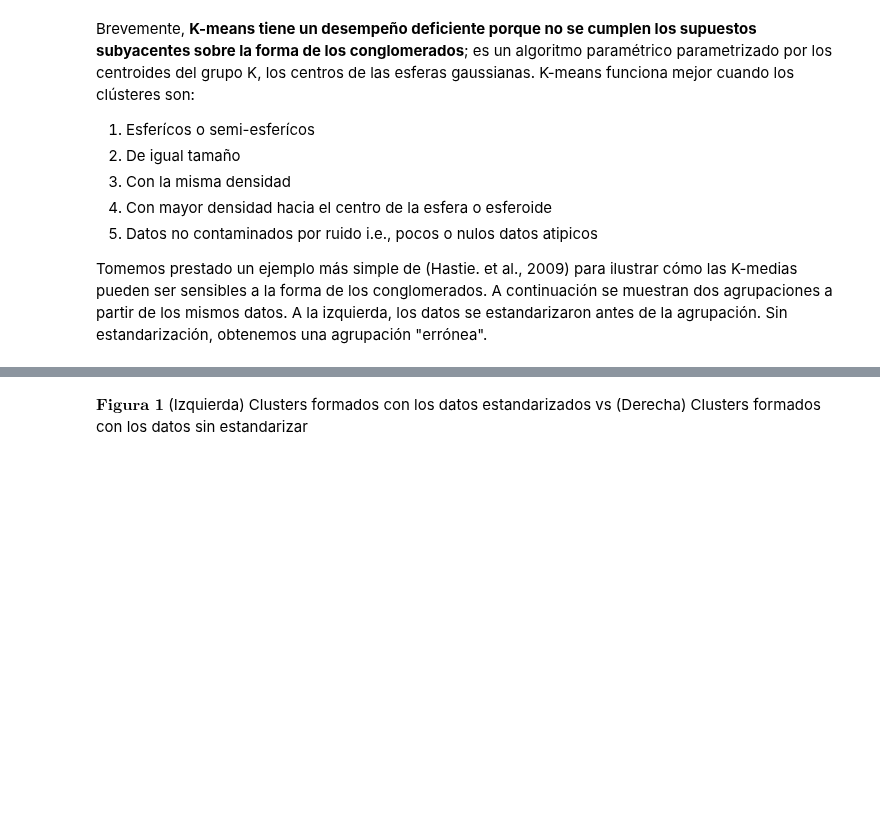
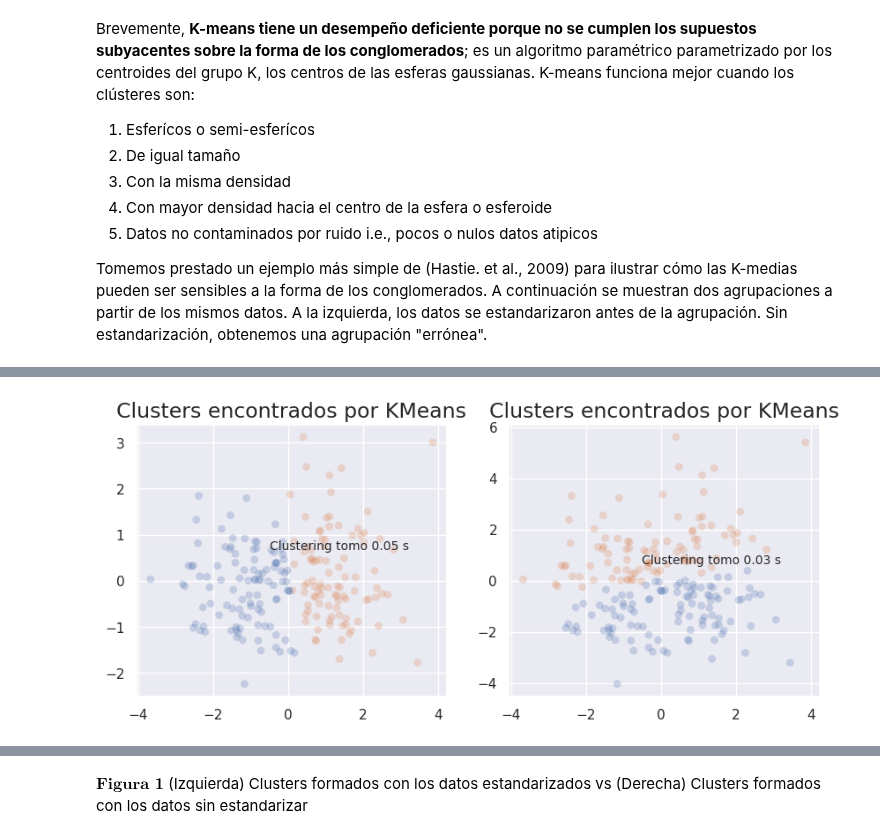
Before and after one commit to Datavaid/HDBSCAN, a Jupyter notebook: First_HDBSCAN.ipynb, the cells around one changed output, grey strips where cells are left out. Saved outputs shown, nothing was run; the diff lists cells and outputs as text; code cells hidden in the pictures; blank space fills up the shorter version.

```diff
--- a/First_HDBSCAN.ipynb
+++ b/First_HDBSCAN.ipynb
@@ -78,0 +75,19 @@ Tomemos prestado un ejemplo más simple de (Hastie. et al., 2009) para ilustrar
+# %%
+centers = [ [-1, 0], [1, 0]]
+X, y = make_blobs(
+        n_samples    = 200,
+        n_features   = 2,
+        centers      = centers,
+        cluster_std  = 0.9,
+        random_state = 100
+       )
+transformation = [[1, 0], [0,1/(1/(2*0.9))]]
+X_aniso = np.dot(X, transformation)
+# %%
+plt.subplots(figsize = (10, 4))
+plt.subplot(1, 2, 1)
+plot_clusters(X, cluster.KMeans, (), {'n_clusters':2})
+plt.subplot(1, 2, 2)
+plot_clusters(X_aniso, cluster.KMeans, (), {'n_clusters':2})
+# %% [output]
+[figure, added]
```
Also changed, not shown: parts of 4 cells of this notebook.
